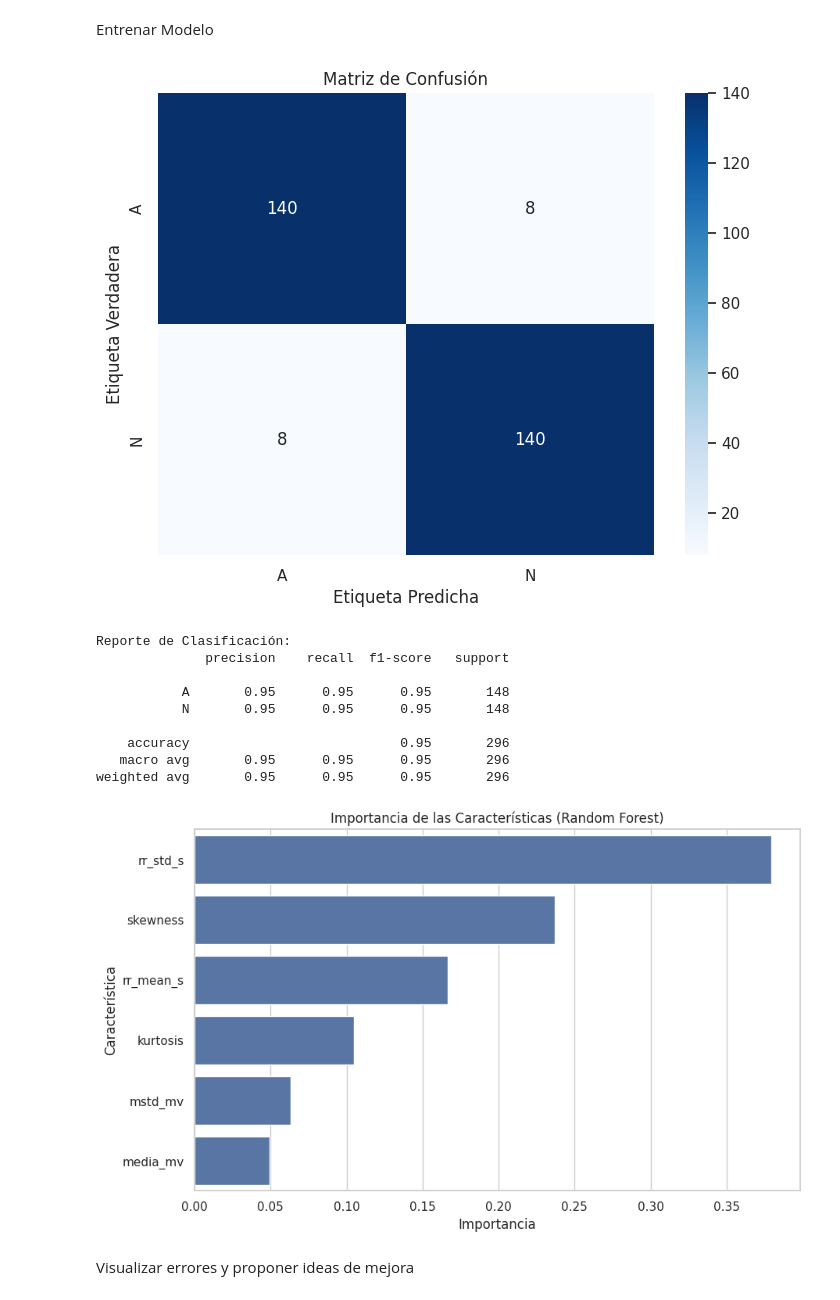
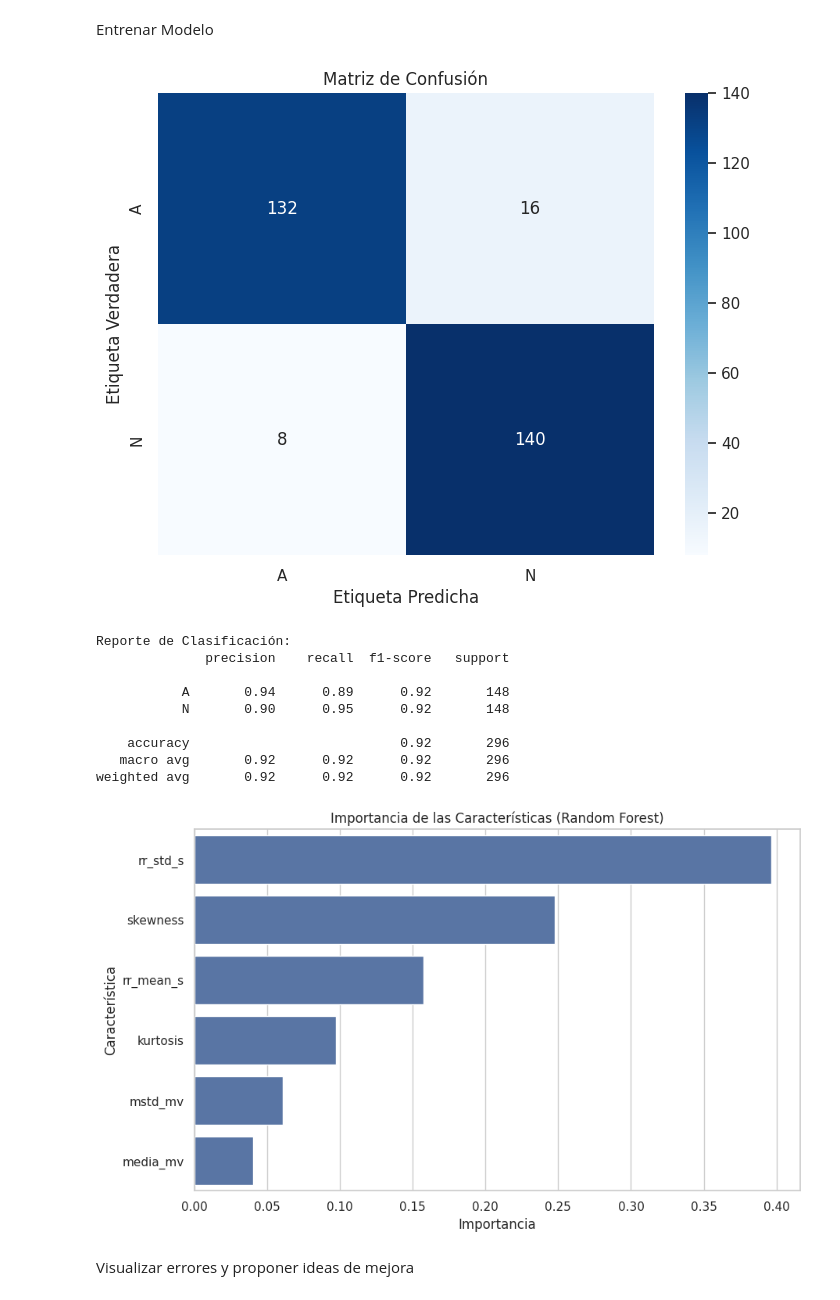
Before and after one commit to Macarena6MiMa/ProyectoML, a Jupyter notebook: ProyectoFinal.ipynb, the cells around one changed output. Cells and saved outputs as stored; diff of their text form; code cells hidden in the pictures.

```diff
--- a/ProyectoFinal.ipynb
+++ b/ProyectoFinal.ipynb
@@ -445,7 +444,7 @@ X_filtered = df_selected[features]
 y_filtered = df_selected['clase']
 
 # Dividir los datos en conjuntos de entrenamiento y prueba
-X_train, X_test, y_train, y_test = train_test_split(X_filtered, y_filtered, test_size=0.20, random_state=42, stratify=y_filtered) # stratify ayuda con desbalance de clases
+X_train, X_test, y_train, y_test = train_test_split(X_filtered, y_filtered, test_size=0.20, random_state=42)
 
 # Entrenar el modelo de Random Forest
 model = RandomForestClassifier(n_estimators=250)
@@ -458,39 +457,39 @@ y_pred = model.predict(X_test)
 cm = confusion_matrix(y_test, y_pred)
 
 # Visualizar la matriz de confusión
 plt.figure(figsize=(8, 6))
 sns.heatmap(cm, annot=True, fmt='d', cmap='Blues', xticklabels=['A', 'N'], yticklabels=['A', 'N'])
 plt.title('Matriz de Confusión')
 plt.xlabel('Etiqueta Predicha')
 plt.ylabel('Etiqueta Verdadera')
 plt.show()
 
 # Mostrar reporte de clasificación
 print("\nReporte de Clasificación:")
 print(classification_report(y_test, y_pred))
 # Obtener la importancia de las características del modelo entrenado
 feature_importances = pd.Series(model.feature_importances_, index=features).sort_values(ascending=False)
 
 
 # Visualizar la importancia de las características
 plt.figure(figsize=(10, 6))
 sns.barplot(x=feature_importances, y=feature_importances.index)
 plt.title('Importancia de las Características (Random Forest)')
 plt.xlabel('Importancia')
 plt.ylabel('Característica')
 plt.show()
 # %% [output]
 [figure]
 Reporte de Clasificación:
               precision    recall  f1-score   support
 
-           A       0.95      0.95      0.95       148
-           N       0.95      0.95      0.95       148
+           A       0.94      0.89      0.92       148
+           N       0.90      0.95      0.92       148
 
-    accuracy                           0.95       296
-   macro avg       0.95      0.95      0.95       296
-weighted avg       0.95      0.95      0.95       296
+    accuracy                           0.92       296
+   macro avg       0.92      0.92      0.92       296
+weighted avg       0.92      0.92      0.92       296
-[figure, old version]
+[figure, new version]
 # %% [markdown]
 Visualizar	errores	y	proponer	ideas	de	mejora
 # %% [markdown]
```
Also changed, not shown: parts of 4 cells of this notebook.
